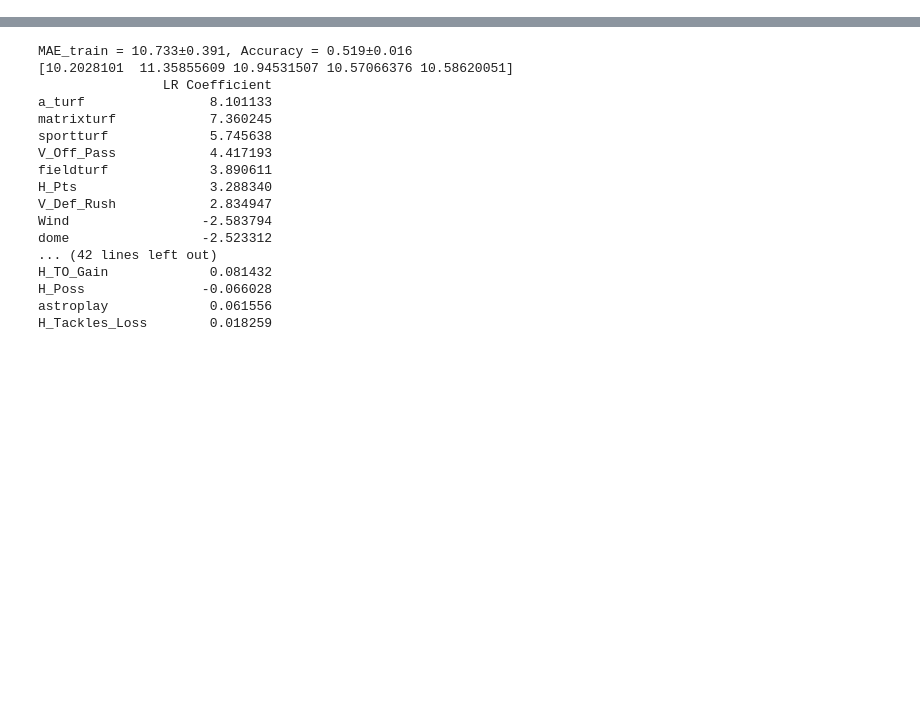
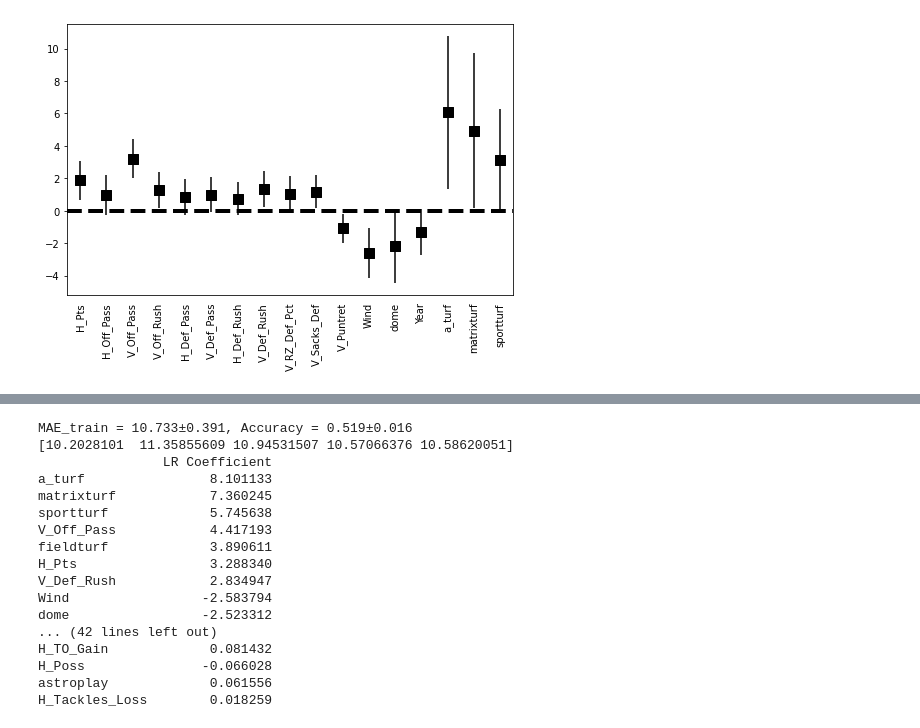
Before and after one commit to titansat74/Projects, a Jupyter notebook: Capstone Two/Cap2_Model.ipynb, the cells around one changed output, grey strips where cells are left out. Cells and saved outputs as stored; diff of their text form; code cells hidden in the pictures; blank space fills up the shorter version.

```diff
--- a/Capstone Two/Cap2_Model.ipynb
+++ b/Capstone Two/Cap2_Model.ipynb
@@ -107,0 +109,10 @@ vif.round(2).sort_values(by='VIF Factor',ascending=False)
+# %%
+X = dfgame[['H_Pts','H_Off_Pass','V_Off_Pass','H_Off_Rush','V_Off_Rush','H_Def_Pass','V_Def_Pass','H_Def_Rush',
+            'V_Def_Rush','V_RZ_Def_Pct','V_Sacks_Def','V_Puntret','Wind','grass','dome','Year']]
+y = dfgame['Tot_Pts']
+X_train, X_test, y_train, y_test = train_test_split(X, y, test_size = 1-train_ratio, random_state=77)
+vif = pd.DataFrame()
+vif['Features'] = X_train.columns
+xarray = sm.add_constant(X_train.values)
+vif['VIF Factor'] = [variance_inflation_factor(xarray,i) for i in range(1,len(X_train.columns)+1)]
+vif.round(2).sort_values(by='VIF Factor',ascending=False)
@@ -198,0 +228,17 @@ Training Accuracy = 0.5575959933222037
+# %%
+import statsmodels.api as sm
+train_ratio = 0.7
+# X = dfgame[['H_Pts','H_Off_Pass','V_Off_Pass','H_Off_Rush','V_Off_Rush','H_Def_Pass','V_Def_Pass','H_Def_Rush',
+#             'V_Def_Rush','V_RZ_Def_Pct','V_Sacks_Def','V_Puntret','Wind','grass','dome','Year']]
+X = dfgame[['H_Pts','H_Off_Pass','V_Off_Pass','V_Off_Rush','H_Def_Pass','V_Def_Pass','H_Def_Rush',
+            'V_Def_Rush','V_RZ_Def_Pct','V_Sacks_Def','V_Puntret','Wind','dome','Year'
+           ,'a_turf','matrixturf','sportturf']]
+y = dfgame['Tot_Pts']
+X_train, X_test, y_train, y_test = train_test_split(X, y, test_size = 1-train_ratio, random_state=77)
+sca_train = pd.DataFrame(robust.fit_transform(X_train),index=X_train.index,columns=X_train.columns)
+sca_train = sm.add_constant(sca_train)
+OLS = sm.OLS(y_train, sca_train).fit()
+ypred=OLS.predict(sca_train)
+print(f'MAE = {mean_absolute_error(y_train,ypred)}')
+print(f'Training Accuracy = {ou_accuracy(y_train,ypred)}')
+OLS.summary()
@@ -198,0 +280,19 @@ Training Accuracy = 0.5575959933222037
+# %%
+err_series = OLS.params - OLS.conf_int()[0]
+coef_df = pd.DataFrame({'coef': OLS.params.values[1:],
+                        'err': err_series.values[1:],
+                        'varname': err_series.index.values[1:]
+                       })
+fig, ax = plt.subplots(figsize=(8, 5))
+coef_df.plot(x='varname', y='coef', kind='bar',
+             ax=ax, color='none',
+             yerr='err', legend=False)
+ax.set_ylabel('')
+ax.set_xlabel('')
+ax.scatter(x=np.arange(coef_df.shape[0]),
+           marker='s', s=120,
+           y=coef_df['coef'], color='black')
+ax.axhline(y=0, linestyle='--', color='black', linewidth=4)
+ax.xaxis.set_ticks_position('none')
+# %% [output]
+[figure, added]
```
Also changed, not shown: parts of 21 cells of this notebook, 1 other file.
